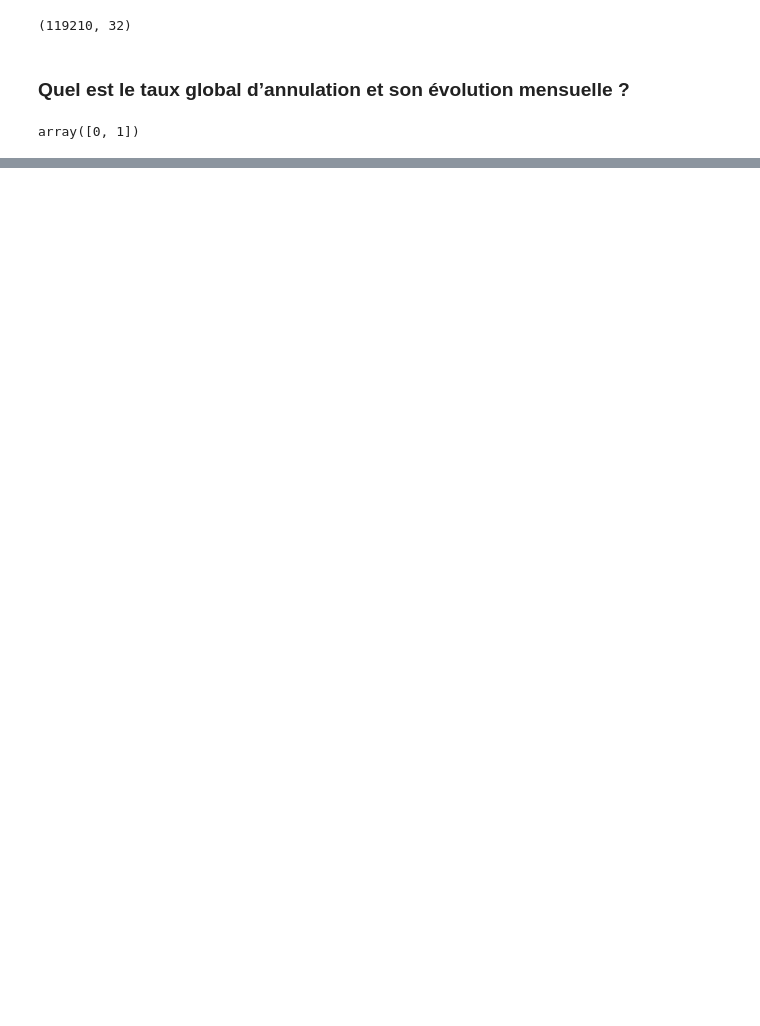
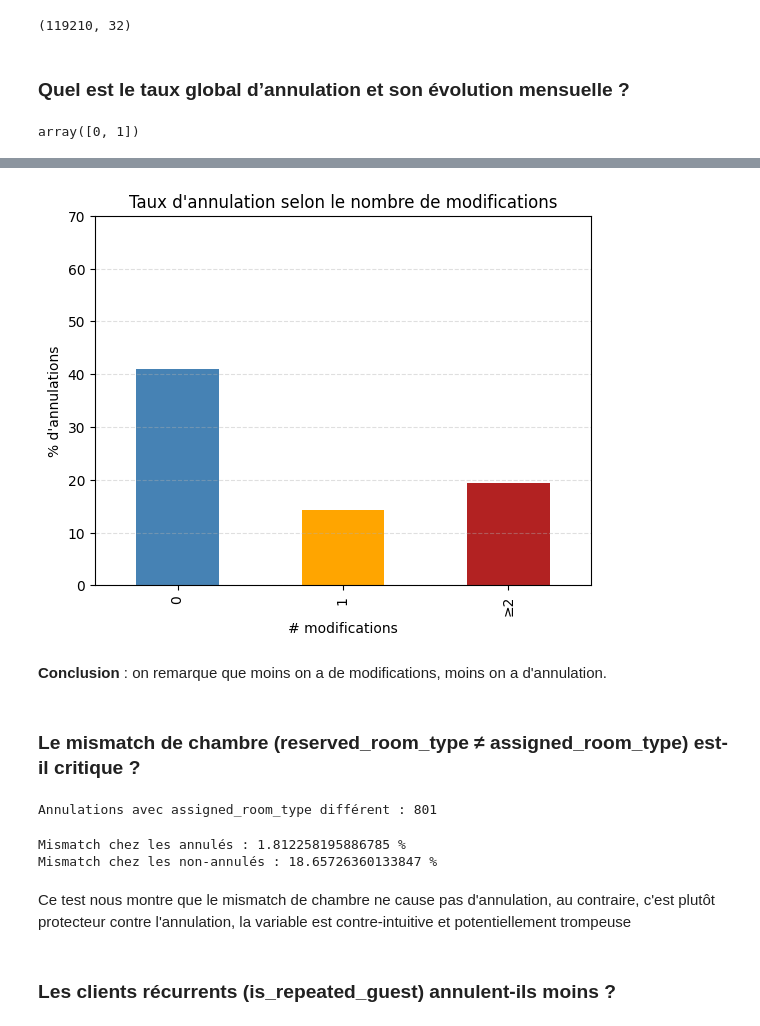
Before and after one commit to mandresyandri/hotel-booking-cancelation, a Jupyter notebook: model_build/data_exploration.ipynb, the cells around one changed output, grey strips where cells are left out. Cells and saved outputs as stored; diff of their text form; code cells hidden in the pictures; blank space fills up the shorter version.

```diff
--- a/model_build/data_exploration.ipynb
+++ b/model_build/data_exploration.ipynb
@@ -355,0 +419,45 @@ plt.show()
+# %%
+data["chg_bin"] = pd.cut(data.booking_changes,
+                       bins=[-1,0,1,float("inf")],
+                       labels=["0", "1", "≥2"])
+# %%
+cancel_by_chg = (
+    data.groupby("chg_bin")["is_canceled"]
+      .mean()
+      .mul(100)
+      .round(1)
+)
+# %%
+cancel_by_chg.plot(kind="bar", color=["steelblue","orange","firebrick"])
+plt.ylabel("% d'annulations")
+plt.xlabel("# modifications")
+plt.title("Taux d'annulation selon le nombre de modifications")
+plt.ylim(0,70)
+plt.grid(axis="y", ls="--", alpha=.4)
+plt.show()
+# %% [output]
+[figure, added]
+# %% [markdown]
+**Conclusion** : on remarque que moins on a de modifications, moins on a d'annulation.
+# %% [markdown]
+### Le mismatch de chambre (reserved_room_type ≠ assigned_room_type) est-il critique ?
+# %%
+cancelled = data[data['is_canceled'] == 1]
+not_cancelled = data[data['is_canceled'] == 0]
+
+print("Annulations avec assigned_room_type différent :",
+      (cancelled['reserved_room_type'] != cancelled['assigned_room_type']).sum())
+# %% [output]
+Annulations avec assigned_room_type différent : 801
+# %%
+print("Mismatch chez les annulés :",
+      (cancelled['reserved_room_type'] != cancelled['assigned_room_type']).mean()*100, "%")
+print("Mismatch chez les non-annulés :",
+      (not_cancelled['reserved_room_type'] != not_cancelled['assigned_room_type']).mean()*100, "%")
+# %% [output]
+Mismatch chez les annulés : 1.812258195886785 %
+Mismatch chez les non-annulés : 18.65726360133847 %
+# %% [markdown]
+Ce test nous montre que le mismatch de chambre ne cause pas d'annulation, au contraire, c'est plutôt protecteur contre l'annulation, la variable est contre-intuitive et potentiellement trompeuse
+# %% [markdown]
+### Les clients récurrents (is_repeated_guest) annulent-ils moins ?
```
Also changed, not shown: parts of 52 cells of this notebook.
